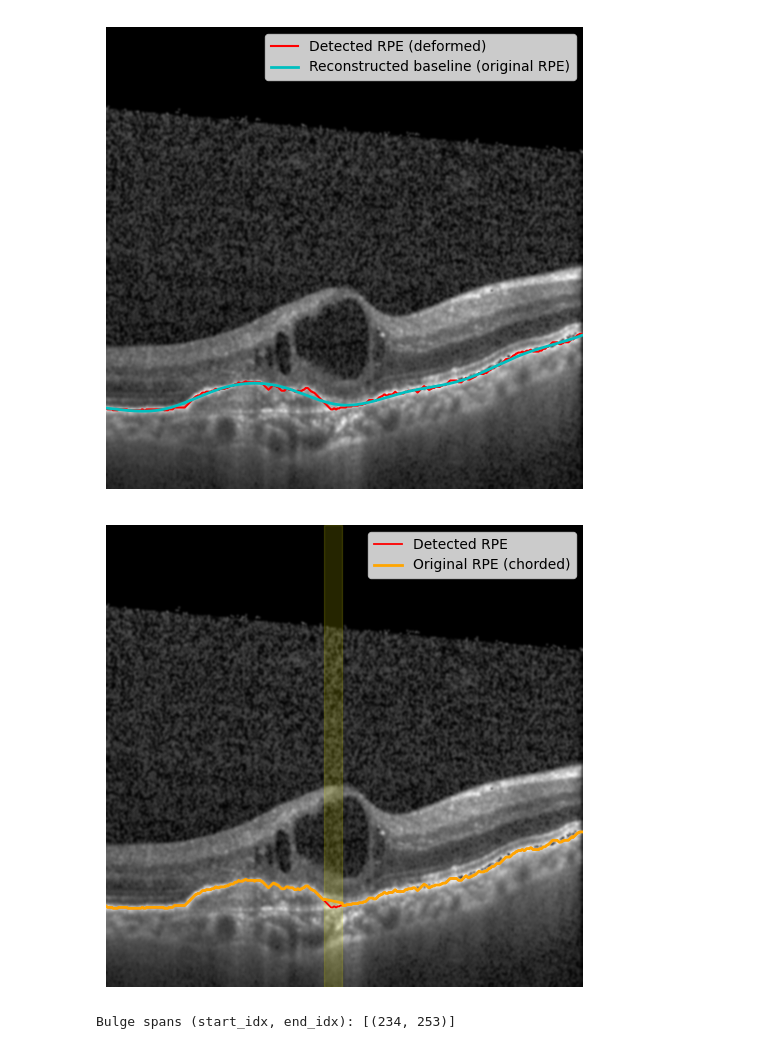
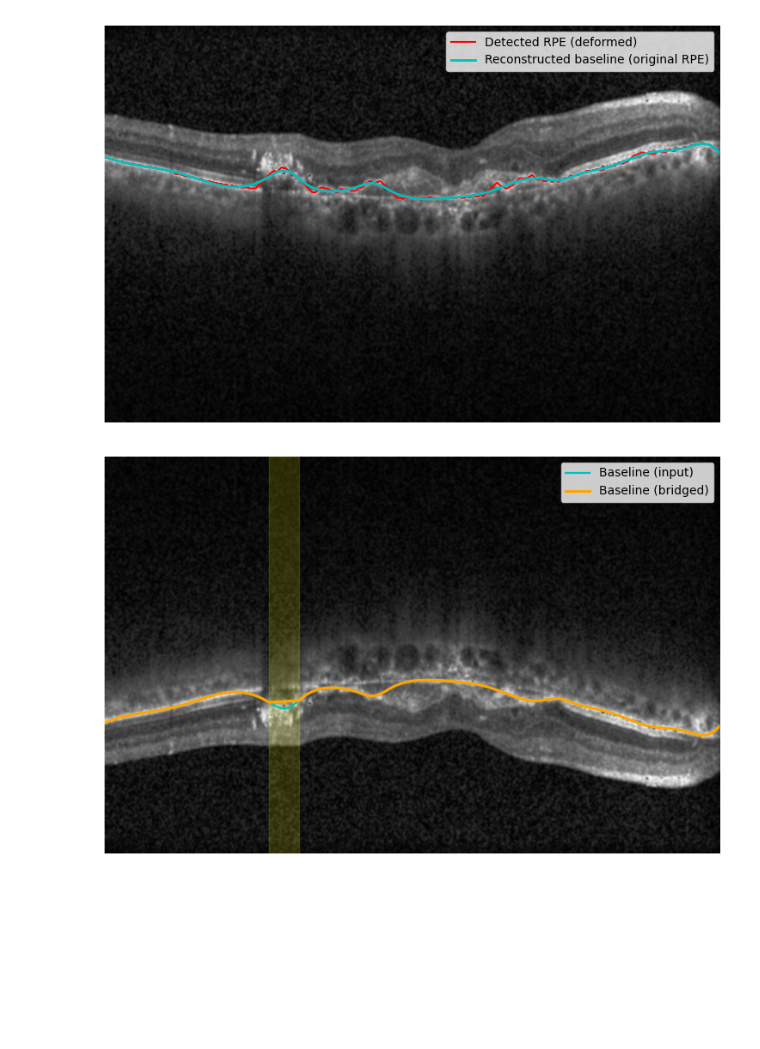
Before and after one commit to ammaster10s/Year4, a Jupyter notebook: CNVresearch/Postprocessing/rpedetection.ipynb, the cells around one changed output. Saved outputs shown, nothing was run; the diff lists cells and outputs as text; code cells hidden in the pictures; blank space fills up the shorter version.

```diff
--- a/CNVresearch/Postprocessing/rpedetection.ipynb
+++ b/CNVresearch/Postprocessing/rpedetection.ipynb
@@ -237,7 +237,7 @@ folder = '/Users/ammaster10/Documents/Github/Year4/CNVresearch/Validation/340_Fo
 image_files = [f for f in os.listdir(folder) if f.lower().endswith('.jpeg') or f.lower().endswith('.jpg')]
 
 image_files.sort()
-maxcount = 1
+maxcount = 2
 for image_file in image_files[:maxcount]:
     image_path = os.path.join(folder, image_file)
     print(f"Processing: {image_file}")
@@ -296,7 +298,7 @@ plt.plot(xs, ys, 'r-', lw=1.5, label="Detected RPE (deformed)")
 plt.plot(xs, y_base, 'c-', lw=2, label="Reconstructed baseline (original RPE)")
 plt.legend(); plt.axis("off"); plt.show()
 # %% [output]
-[figure, old version]
+[figure, new version]
 # %%
 import numpy as np
 from scipy.signal import savgol_filter
@@ -368,27 +440,17 @@ def straighten_bulges(xs, ys, y_base=None,
 # %%
-# 1) (optional) build a baseline used to judge residuals
-from scipy.interpolate import UnivariateSpline
-w = 41
-if w % 2 == 0: w -= 1
-y_trend = savgol_filter(ys, window_length=w, polyorder=3)
-# a little extra smoothness
-base = UnivariateSpline(xs, y_trend, s=2e3, k=3)(xs)
+# 1) detect bounds
+a, b = detect_bulge_bounds(xs, y_base, which='down', sg_window=121, th_win=31)
 
-# 2) detect **upward** bulges and straighten them
-y_orig, spans = straighten_bulges(xs, ys, y_base=base,
-                                  which='up', mad_k=3.0,
-                                  dilate=4, min_len=12)
+# 2) bridge the bulge (this is where your error happened)
+y_fixed = bridge_with_chord(xs, y_base, a, b)
 
-# 3) visualize: red=detected, orange=straightened (original), yellow=bulge spans
-plt.figure(figsize=(12,6))
-plt.imshow(denoised, cmap='gray')
-plt.plot(xs, ys, 'r-', lw=1.3, label='Detected RPE')
-plt.plot(xs, y_orig, color='orange', lw=2.0, label='Original RPE (chorded)')
-for a, b in spans:
-    plt.axvspan(xs[a], xs[b], color='yellow', alpha=0.15)
-plt.legend(); plt.axis('off'); plt.show()
-
-print("Bulge spans (start_idx, end_idx):", spans)
+# 3) plot
+fig, ax = plt.subplots(figsize=(12,6))
+ax.imshow(denoised, cmap='gray')
+ax.plot(xs, y_base, 'c-', lw=1.6, label='Baseline (input)')
+ax.plot(xs, y_fixed, color='orange', lw=2.2, label='Baseline (bridged)')
+ax.axvspan(xs[a], xs[b], color='yellow', alpha=0.15)
+ax.invert_yaxis()  # if needed for OCT
+ax.axis('off'); ax.legend(); plt.show()
 # %% [output]
-[figure, old version]
+[figure, new version]
-Bulge spans (start_idx, end_idx): [(234, 253)]
```
Also changed, not shown: parts of 2 cells of this notebook, 1 other file.
